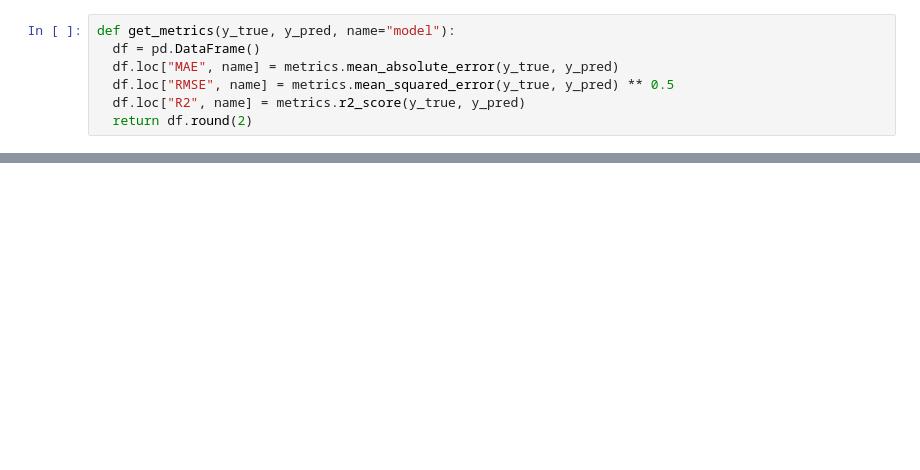
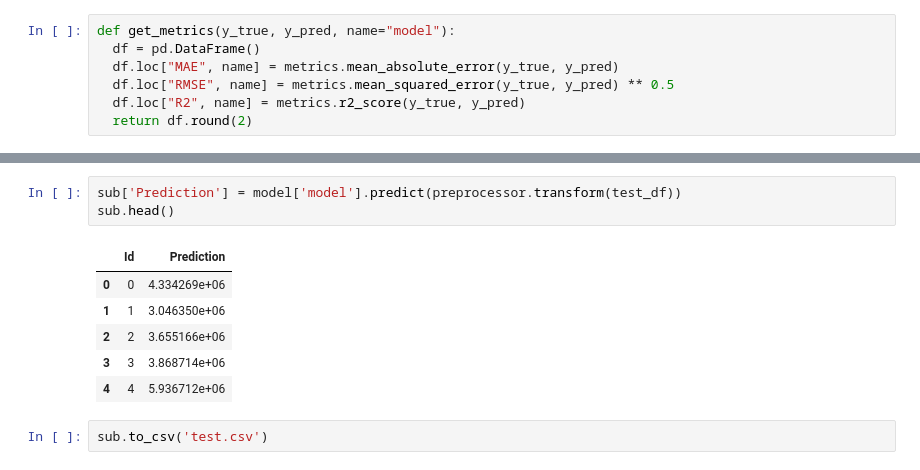
Before and after one commit to Shkum/IT_STEP, a Jupyter notebook: practice-work.ipynb, the cells around one changed output, grey strips where cells are left out. Cells and saved outputs as stored; diff of their text form; blank space fills up the shorter version.

```diff
--- a/practice-work.ipynb
+++ b/practice-work.ipynb
@@ -225,0 +254,12 @@ Pipeline(steps=[('prep',
+# %%
+sub['Prediction'] = model['model'].predict(preprocessor.transform(test_df))
+sub.head()
+# %% [output]
+|  | Id | Prediction |
+| 0 | 0 | 4.334269e+06 |
+| 1 | 1 | 3.046350e+06 |
+| 2 | 2 | 3.655166e+06 |
+| 3 | 3 | 3.868714e+06 |
+| 4 | 4 | 5.936712e+06 |
+# %%
+sub.to_csv('test.csv')
```
Also changed, not shown: parts of 9 cells of this notebook.
